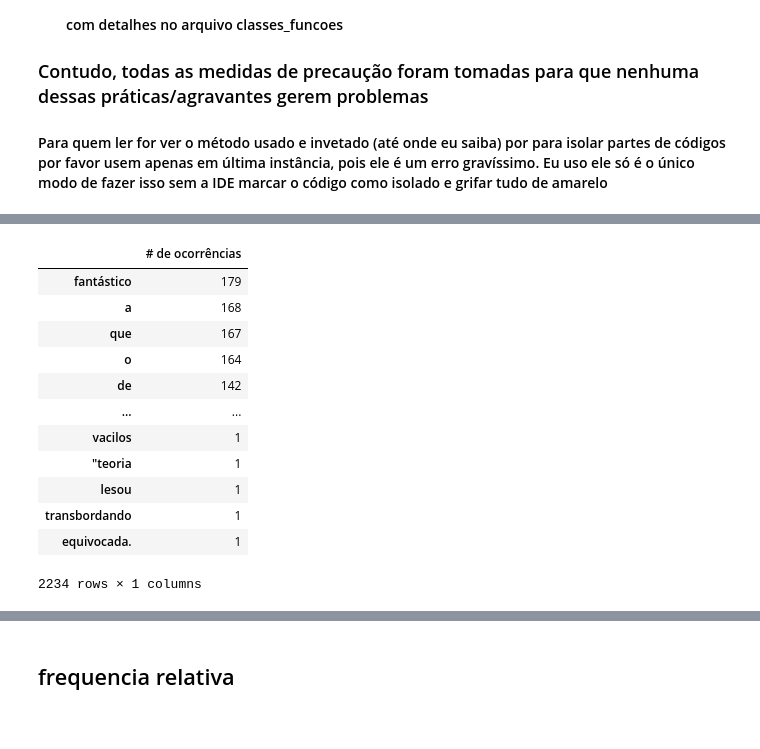
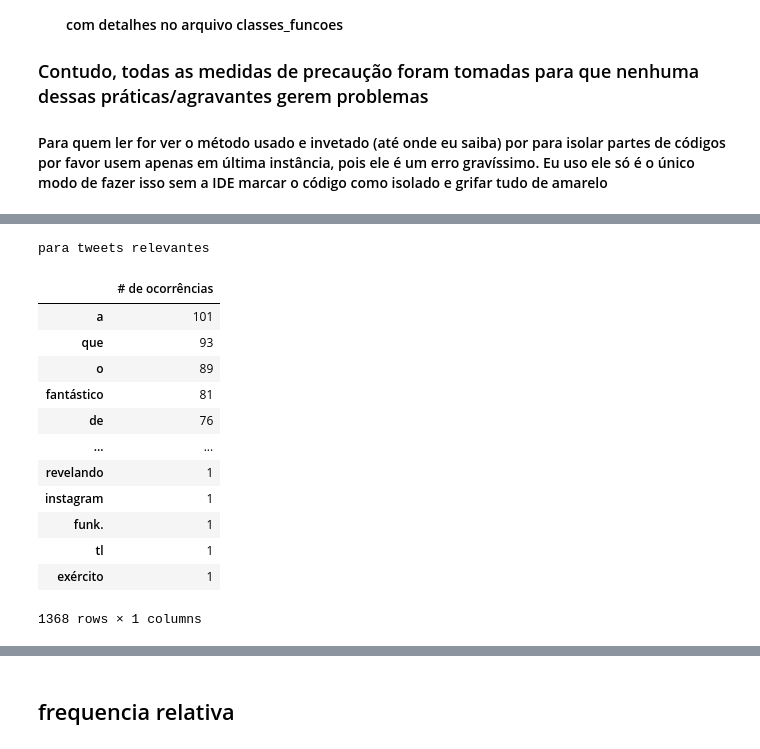
Before and after one commit to RafaelNiccheri/P1-Cdados21_2, a Jupyter notebook: Projeto_1.1.ipynb, the cells around one changed output, grey strips where cells are left out. Drawn from its saved outputs; the diff is of its cells as text; code cells hidden in the pictures.

Commit message:
Filtrando por relevância dos 'tweets' e criando DataFrames diferentes para cada classificação

```diff
--- a/Projeto_1.1.ipynb
+++ b/Projeto_1.1.ipynb
@@ -23,4 +25,9 @@ import pandas as pd
 # %%
 dados_treino = pd.read_excel(f'{Object_of_Study}.xlsx')
 dados_treino_1=dados_treino
-dados_treino
+
+dados_treino_rel = dados_treino.loc[dados_treino['Unnamed: 1'] == 1]
+dados_treino_rel = dados_treino_rel.reset_index()
+
+dados_treino_irel = dados_treino.loc[dados_treino['Unnamed: 1'] == 0]
+dados_treino_irel = dados_treino_irel.reset_index()
@@ -41,18 +88,20 @@ dados_treino
 # %%
-p = ListWord(column_name='Treinamento').c_o_f(dados_treino)
-p.sort_values(by='# de ocorrências', ascending=False)
+print('para tweets relevantes')
+rel = ListWord(column_name='Treinamento').c_o_f(dados_treino_rel)
+rel.sort_values(by='# de ocorrências', ascending=False)
 # %% [output]
+para tweets relevantes
 |  | # de ocorrências |
-| fantástico | 179 |
-| a | 168 |
-| que | 167 |
-| o | 164 |
-| de | 142 |
+| a | 101 |
+| que | 93 |
+| o | 89 |
+| fantástico | 81 |
+| de | 76 |
 | ... | ... |
-| vacilos | 1 |
-| "teoria | 1 |
-| lesou | 1 |
-| transbordando | 1 |
-| equivocada. | 1 |
+| revelando | 1 |
+| instagram | 1 |
+| funk. | 1 |
+| tl | 1 |
+| exército | 1 |
-2234 rows × 1 columns
+1368 rows × 1 columns
 # %%
```
Also changed, not shown: parts of 33 cells of this notebook, 2 other files.
